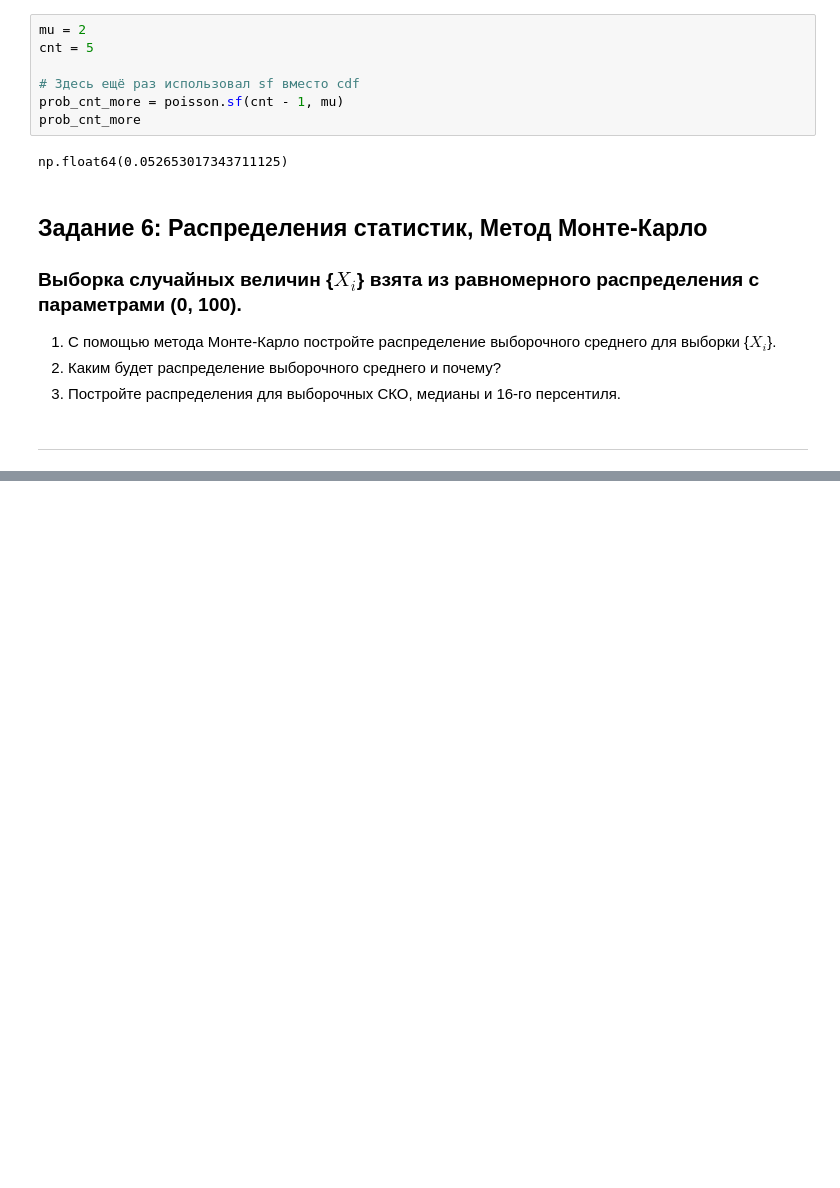
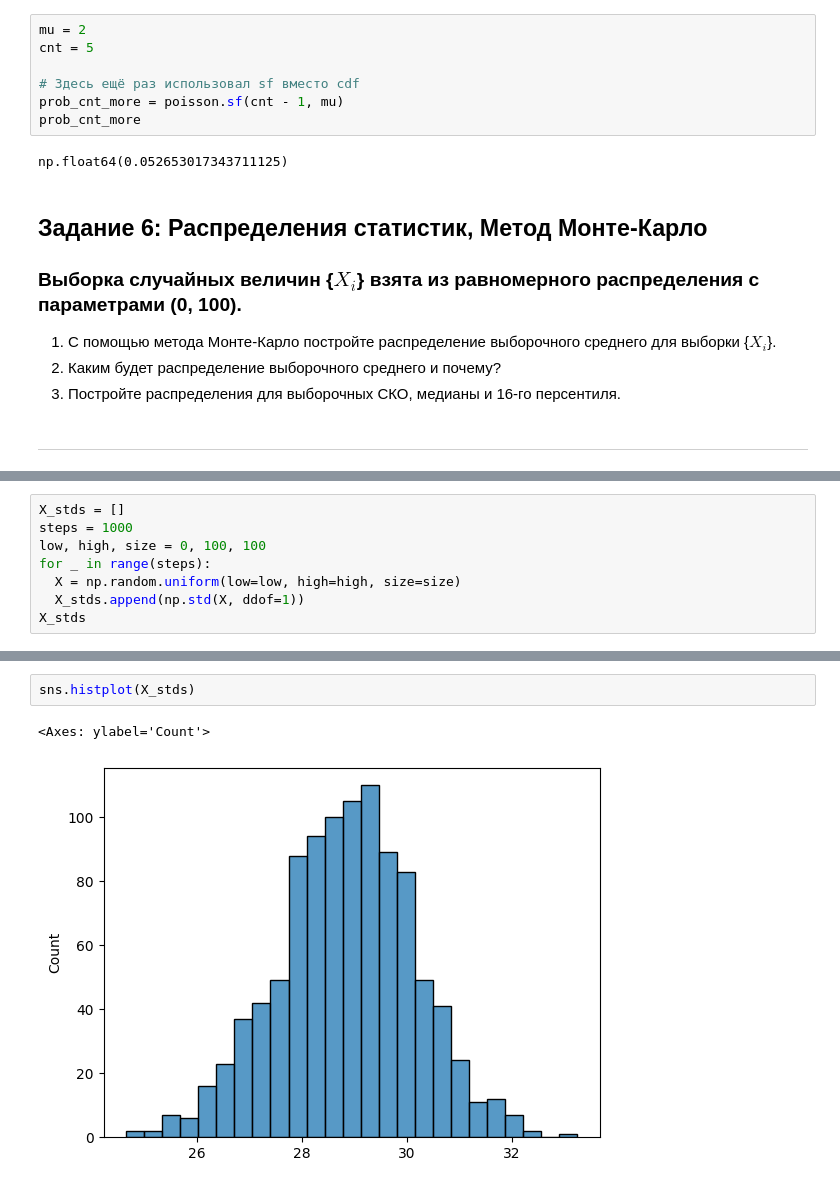
Before and after one commit to Yukkitsune/TBank-Analytics, a Jupyter notebook: Probability theory and mathematical statistics/homework1_probability.ipynb, the cells around one changed output, grey strips where cells are left out. Saved outputs shown, nothing was run; the diff lists cells and outputs as text; blank space fills up the shorter version.

```diff
--- a/Probability theory and mathematical statistics/homework1_probability.ipynb
+++ b/Probability theory and mathematical statistics/homework1_probability.ipynb
@@ -305,0 +380,8 @@ ___
+# %%
+X_stds = []
+steps = 1000
+low, high, size = 0, 100, 100
+for _ in range(steps):
+  X = np.random.uniform(low=low, high=high, size=size)
+  X_stds.append(np.std(X, ddof=1))
+X_stds
@@ -305,0 +406,5 @@ ___
+# %%
+sns.histplot(X_stds)
+# %% [output]
+<Axes: ylabel='Count'>
+[figure, added]
```
Also changed, not shown: parts of 29 cells of this notebook.
